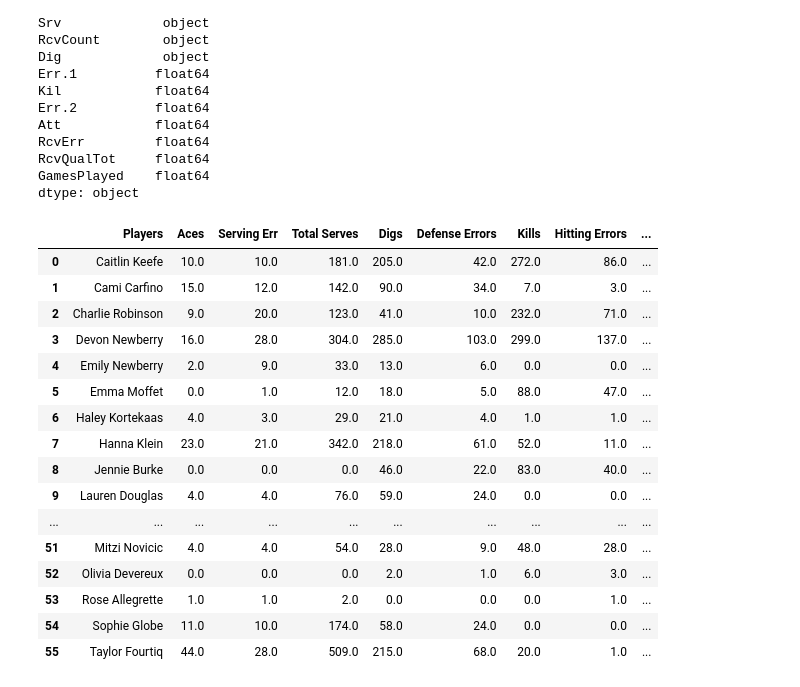
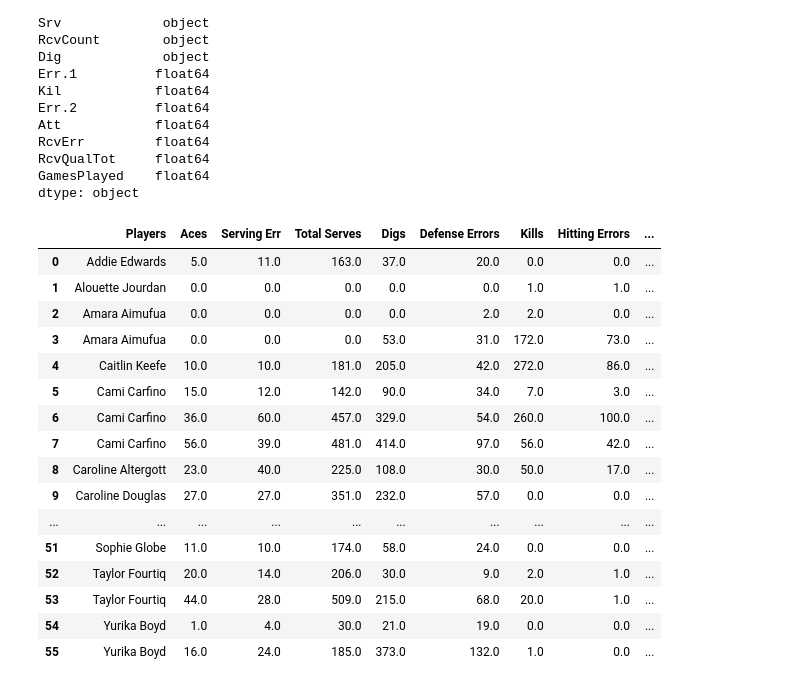
Before and after one commit to kelseypbrown/Project2, a Jupyter notebook: AVP_project_2.ipynb, the cells around one changed output. Cells and saved outputs as stored; diff of their text form; code cells hidden in the pictures.

Commit message:
Add files via upload
Typo 'Yuika Boyd' in 2016 csv
Groupby 'Players' and sum

```diff
--- a/AVP_project_2.ipynb
+++ b/AVP_project_2.ipynb
@@ -189,26 +189,26 @@ new_17 = pd.DataFrame({
 # %%
 # Merge
 merge_1516 = pd.merge(new_15, new_16, how = 'outer')
-MHS_totals = pd.merge(merge_1516, new_17, how = 'outer')
+MHS_totals = pd.merge(merge_1516, new_17, how = 'outer', sort = True)
 
 MHS_totals
 # %% [output]
 |  | Players | Aces | Serving Err | Total Serves | Digs | Defense Errors | Kills | Hitting Errors | ... |
-| 0 | Caitlin Keefe | 10.0 | 10.0 | 181.0 | 205.0 | 42.0 | 272.0 | 86.0 | ... |
-| 1 | Cami Carfino | 15.0 | 12.0 | 142.0 | 90.0 | 34.0 | 7.0 | 3.0 | ... |
-| 2 | Charlie Robinson | 9.0 | 20.0 | 123.0 | 41.0 | 10.0 | 232.0 | 71.0 | ... |
-| 3 | Devon Newberry | 16.0 | 28.0 | 304.0 | 285.0 | 103.0 | 299.0 | 137.0 | ... |
-| 4 | Emily Newberry | 2.0 | 9.0 | 33.0 | 13.0 | 6.0 | 0.0 | 0.0 | ... |
-| 5 | Emma Moffet | 0.0 | 1.0 | 12.0 | 18.0 | 5.0 | 88.0 | 47.0 | ... |
-| 6 | Haley Kortekaas | 4.0 | 3.0 | 29.0 | 21.0 | 4.0 | 1.0 | 1.0 | ... |
-| 7 | Hanna Klein | 23.0 | 21.0 | 342.0 | 218.0 | 61.0 | 52.0 | 11.0 | ... |
-| 8 | Jennie Burke | 0.0 | 0.0 | 0.0 | 46.0 | 22.0 | 83.0 | 40.0 | ... |
-| 9 | Lauren Douglas | 4.0 | 4.0 | 76.0 | 59.0 | 24.0 | 0.0 | 0.0 | ... |
+| 0 | Addie Edwards | 5.0 | 11.0 | 163.0 | 37.0 | 20.0 | 0.0 | 0.0 | ... |
+| 1 | Alouette Jourdan | 0.0 | 0.0 | 0.0 | 0.0 | 0.0 | 1.0 | 1.0 | ... |
+| 2 | Amara Aimufua | 0.0 | 0.0 | 0.0 | 0.0 | 2.0 | 2.0 | 0.0 | ... |
+| 3 | Amara Aimufua | 0.0 | 0.0 | 0.0 | 53.0 | 31.0 | 172.0 | 73.0 | ... |
+| 4 | Caitlin Keefe | 10.0 | 10.0 | 181.0 | 205.0 | 42.0 | 272.0 | 86.0 | ... |
+| 5 | Cami Carfino | 15.0 | 12.0 | 142.0 | 90.0 | 34.0 | 7.0 | 3.0 | ... |
+| 6 | Cami Carfino | 36.0 | 60.0 | 457.0 | 329.0 | 54.0 | 260.0 | 100.0 | ... |
+| 7 | Cami Carfino | 56.0 | 39.0 | 481.0 | 414.0 | 97.0 | 56.0 | 42.0 | ... |
+| 8 | Caroline Altergott | 23.0 | 40.0 | 225.0 | 108.0 | 30.0 | 50.0 | 17.0 | ... |
+| 9 | Caroline Douglas | 27.0 | 27.0 | 351.0 | 232.0 | 57.0 | 0.0 | 0.0 | ... |
 | ... | ... | ... | ... | ... | ... | ... | ... | ... | ... |
-| 51 | Mitzi Novicic | 4.0 | 4.0 | 54.0 | 28.0 | 9.0 | 48.0 | 28.0 | ... |
-| 52 | Olivia Devereux | 0.0 | 0.0 | 0.0 | 2.0 | 1.0 | 6.0 | 3.0 | ... |
-| 53 | Rose Allegrette | 1.0 | 1.0 | 2.0 | 0.0 | 0.0 | 0.0 | 1.0 | ... |
-| 54 | Sophie Globe | 11.0 | 10.0 | 174.0 | 58.0 | 24.0 | 0.0 | 0.0 | ... |
-| 55 | Taylor Fourtiq | 44.0 | 28.0 | 509.0 | 215.0 | 68.0 | 20.0 | 1.0 | ... |
+| 51 | Sophie Globe | 11.0 | 10.0 | 174.0 | 58.0 | 24.0 | 0.0 | 0.0 | ... |
+| 52 | Taylor Fourtiq | 20.0 | 14.0 | 206.0 | 30.0 | 9.0 | 2.0 | 1.0 | ... |
+| 53 | Taylor Fourtiq | 44.0 | 28.0 | 509.0 | 215.0 | 68.0 | 20.0 | 1.0 | ... |
+| 54 | Yurika Boyd | 1.0 | 4.0 | 30.0 | 21.0 | 19.0 | 0.0 | 0.0 | ... |
+| 55 | Yurika Boyd | 16.0 | 24.0 | 185.0 | 373.0 | 132.0 | 1.0 | 0.0 | ... |
 # %%
 # Need to groupby Player
```
Also changed, not shown: parts of 1 cell of this notebook, 1 other file.
